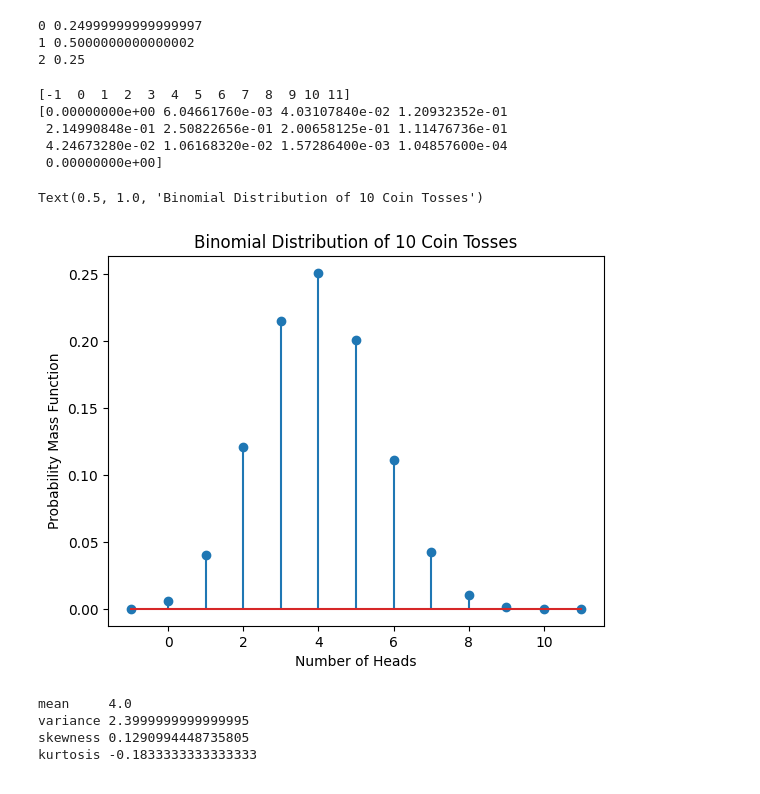
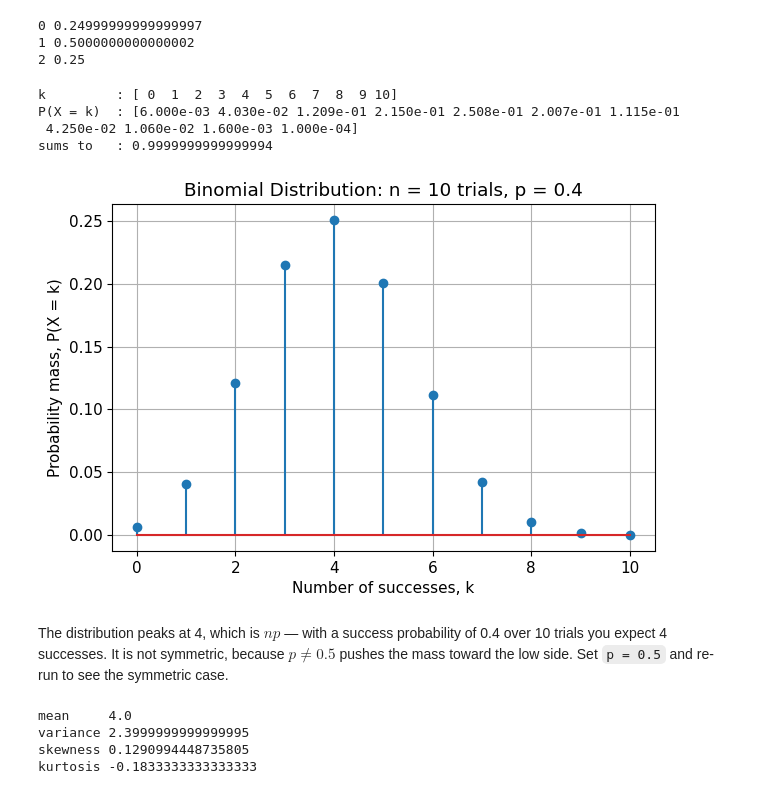
Before and after one commit to Dr-Daily/SystemsEngineering, a Jupyter notebook: Probability Theory Overview.ipynb, the cells around one changed output. Drawn from its saved outputs; the diff is of its cells as text; code cells hidden in the pictures.

```diff
--- a/Probability Theory Overview.ipynb
+++ b/Probability Theory Overview.ipynb
@@ -24,0 +218,14 @@ In this notebook, we will explore the following topics:
+# %%
+import numpy as np
+import matplotlib.pyplot as plt
+
+# One generator, seeded, used everywhere below.
+rng = np.random.default_rng(42)
+
+# Make the plots a bit easier to read on a projector.
+plt.rcParams["figure.figsize"] = (7, 4.5)
+plt.rcParams["axes.grid"] = True
+plt.rcParams["axes.axisbelow"] = True   # draw gridlines behind the data, not on top of it
+plt.rcParams["font.size"] = 11
+
+print("NumPy version:", np.__version__)
@@ -569,26 +1163,31 @@ for k in range(3):
 1 0.5000000000000002
 2 0.25
 # %%
-#What about 10 coins?
-# uset the percent point function to get the whole space
-n = 10 #Number of trials
-p = 0.4 #probability of success (success = head)
-x = np.arange(-1,n+2)
-pmf_values =  binom.pmf(x, n, p)
-print(x)
-print(pmf_values)
-plt.stem(x,pmf_values)
-plt.xlabel("Number of Heads")
-plt.ylabel("Probability Mass Function")
-plt.title("Binomial Distribution of {} Coin Tosses".format(n))
+# What about 10 tosses of a biased coin?
+n = 10      # number of trials
+p = 0.4     # probability of success on each trial (a coin weighted against heads)
+k = np.arange(0, n + 1)
+pmf_values = binom.pmf(k, n, p)
+
+print("k         :", k)
+print("P(X = k)  :", np.round(pmf_values, 4))
+print("sums to   :", pmf_values.sum())      # must be 1.0
+
+plt.stem(k, pmf_values)
+plt.xlabel("Number of successes, k")
+plt.ylabel("Probability mass, P(X = k)")
+plt.title("Binomial Distribution: n = {} trials, p = {}".format(n, p))
+plt.show()
 # %% [output]
-[-1  0  1  2  3  4  5  6  7  8  9 10 11]
-[0.00000000e+00 6.04661760e-03 4.03107840e-02 1.20932352e-01
- 2.14990848e-01 2.50822656e-01 2.00658125e-01 1.11476736e-01
- 4.24673280e-02 1.06168320e-02 1.57286400e-03 1.04857600e-04
- 0.00000000e+00]
+k         : [ 0  1  2  3  4  5  6  7  8  9 10]
+P(X = k)  : [6.000e-03 4.030e-02 1.209e-01 2.150e-01 2.508e-01 2.007e-01 1.115e-01
+ 4.250e-02 1.060e-02 1.600e-03 1.000e-04]
+sums to   : 0.9999999999999994
-Text(0.5, 1.0, 'Binomial Distribution of 10 Coin Tosses')
-[figure, old version]
+[figure, new version]
+# %% [markdown]
+The distribution peaks at 4, which is $np$ — with a success probability of 0.4 over 10 trials you
+expect 4 successes. It is not symmetric, because $p \neq 0.5$ pushes the mass toward the low
+side. Set `p = 0.5` and re-run to see the symmetric case.
 # %%
 #We can calculate the moments of the distribution too.
 mean, var, skew, kurt = binom.stats(n, p, moments='mvsk')
```
Also changed, not shown: parts of 137 cells of this notebook.
